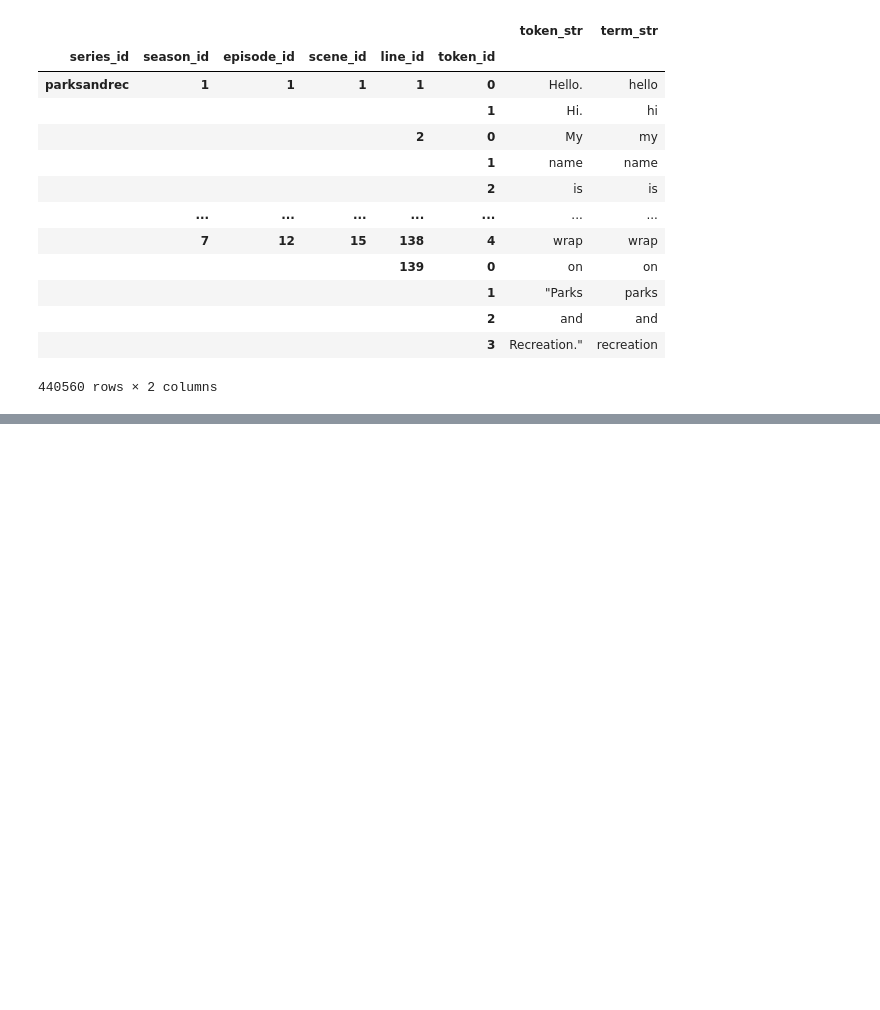
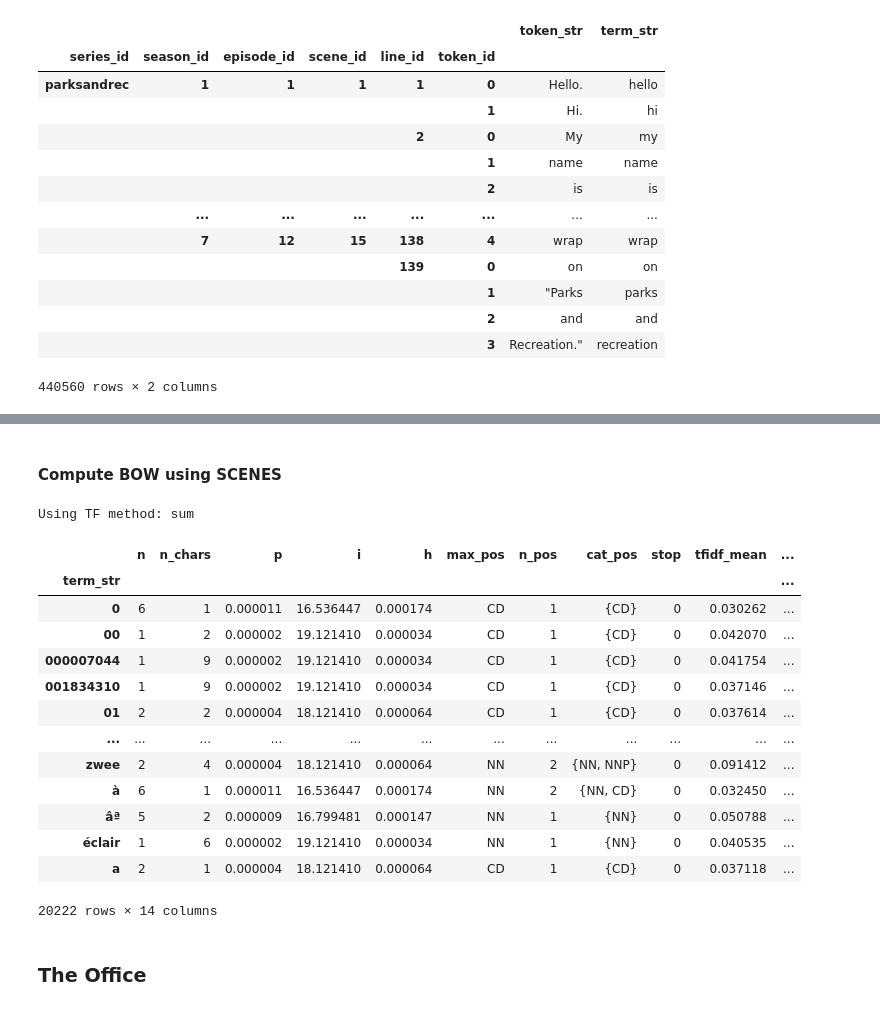
Before and after one commit to erictria/sitcom-text-analysis, a Jupyter notebook: extract_data.ipynb, the cells around one changed output, grey strips where cells are left out. Drawn from its saved outputs; the diff is of its cells as text; code cells hidden in the pictures; blank space fills up the shorter version.

```diff
--- a/extract_data.ipynb
+++ b/extract_data.ipynb
@@ -312,0 +422,4 @@ pnr_vocab_enhanced
+# %%
+b99_tokens_raw = pd.read_csv(raw_dir + 'B99-TOKENS.csv')
+b99_tokens_raw = b99_tokens_raw.set_index(TOKENS).drop('episode_title', axis = 1)
+b99_tokens_raw
@@ -312,0 +441,8 @@ pnr_vocab_enhanced
+# %%
+b99_corp_enhancer = CorpusEnhancer(corpus = b99_tokens_raw, ohco = TOKENS)
+b99_corpus_final = b99_corp_enhancer.enhance_corpus(
+    strip_hyphens = True,
+    strip_whitespace = True,
+    use_nltk = True
+)
+b99_corpus_final
@@ -312,0 +466,21 @@ pnr_vocab_enhanced
+# %% [markdown]
+#### Compute BOW using SCENES
+# %%
+b99_vocab_final = b99_corp_enhancer.generate_enhanced_vocab(ohco = SCENES)
+b99_vocab_final
+# %% [output]
+Using TF method: sum
+|  | n | n_chars | p | i | h | max_pos | n_pos | cat_pos | stop | tfidf_mean | ... |
+| term_str |  |  |  |  |  |  |  |  |  |  | ... |
+| 0 | 6 | 1 | 0.000011 | 16.536447 | 0.000174 | CD | 1 | {CD} | 0 | 0.030262 | ... |
+| 00 | 1 | 2 | 0.000002 | 19.121410 | 0.000034 | CD | 1 | {CD} | 0 | 0.042070 | ... |
+| 000007044 | 1 | 9 | 0.000002 | 19.121410 | 0.000034 | CD | 1 | {CD} | 0 | 0.041754 | ... |
+| 001834310 | 1 | 9 | 0.000002 | 19.121410 | 0.000034 | CD | 1 | {CD} | 0 | 0.037146 | ... |
+| 01 | 2 | 2 | 0.000004 | 18.121410 | 0.000064 | CD | 1 | {CD} | 0 | 0.037614 | ... |
+| ... | ... | ... | ... | ... | ... | ... | ... | ... | ... | ... | ... |
+| zwee | 2 | 4 | 0.000004 | 18.121410 | 0.000064 | NN | 2 | {NN, NNP} | 0 | 0.091412 | ... |
+| à | 6 | 1 | 0.000011 | 16.536447 | 0.000174 | NN | 2 | {NN, CD} | 0 | 0.032450 | ... |
+| âª | 5 | 2 | 0.000009 | 16.799481 | 0.000147 | NN | 1 | {NN} | 0 | 0.050788 | ... |
+| éclair | 1 | 6 | 0.000002 | 19.121410 | 0.000034 | NN | 1 | {NN} | 0 | 0.040535 | ... |
+| а | 2 | 1 | 0.000004 | 18.121410 | 0.000064 | CD | 1 | {CD} | 0 | 0.037118 | ... |
+20222 rows × 14 columns
@@ -312,0 +489,2 @@ pnr_vocab_enhanced
+# %% [markdown]
+### The Office
```
Also changed, not shown: parts of 36 cells of this notebook, 1 other file.
